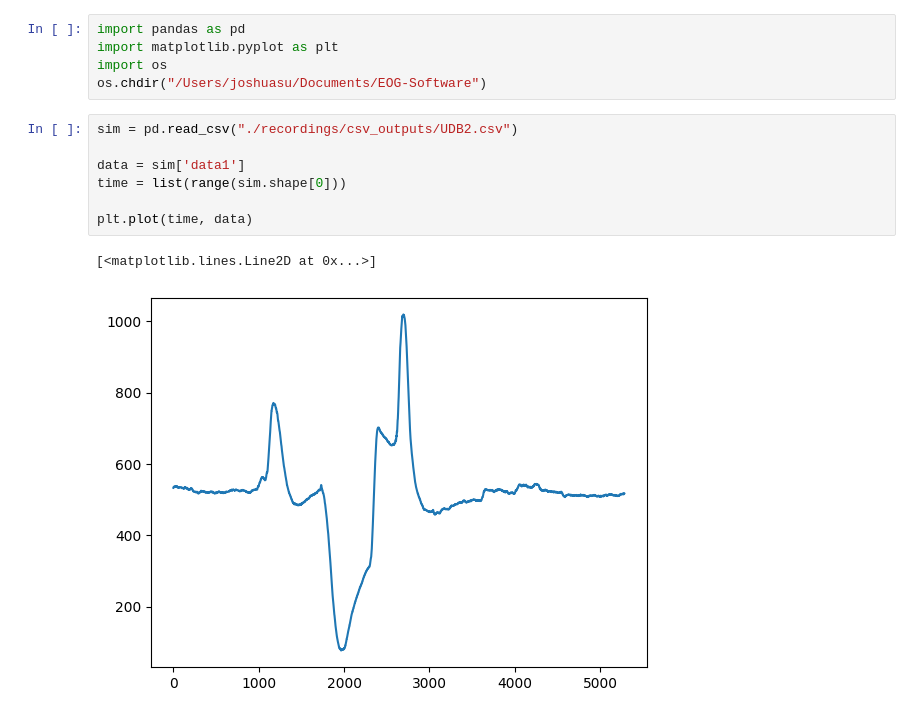
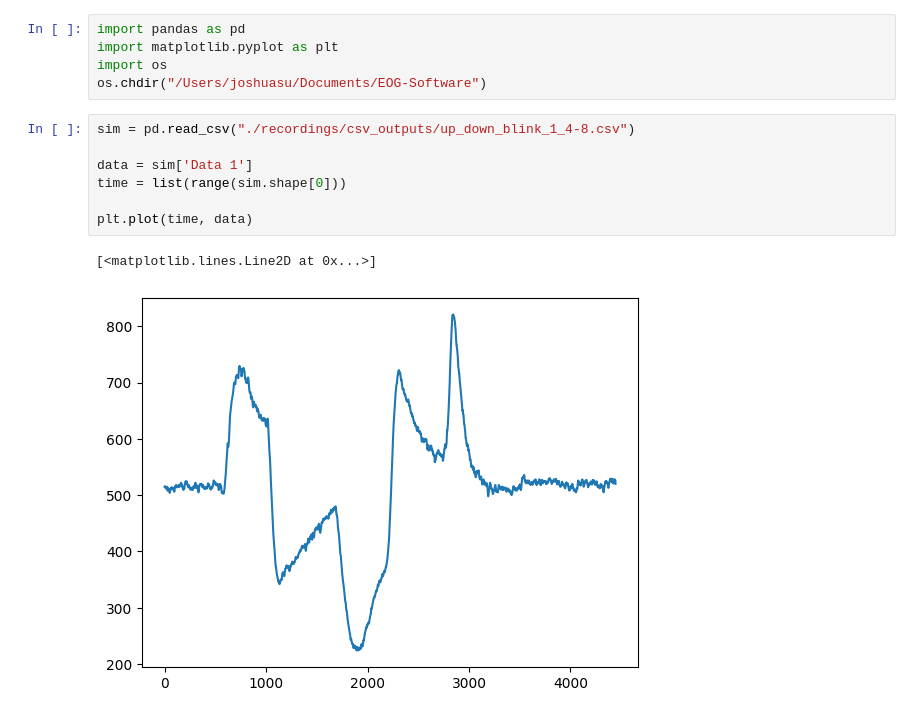
Before and after one commit to GTMRC-Industry/EOG-Software, a Jupyter notebook: New_Software/graph-recordings.ipynb, the cells around one changed output. Saved outputs shown, nothing was run; the diff lists cells and outputs as text.

Commit message:
added new recorded data

```diff
--- a/New_Software/graph-recordings.ipynb
+++ b/New_Software/graph-recordings.ipynb
@@ -4,12 +4,12 @@ import matplotlib.pyplot as plt
 import os
 os.chdir("/Users/joshuasu/Documents/EOG-Software")
 # %%
-sim = pd.read_csv("./recordings/csv_outputs/UDB2.csv")
+sim = pd.read_csv("./recordings/csv_outputs/up_down_blink_1_4-8.csv")
 
-data = sim['data1']
+data = sim['Data 1']
 time = list(range(sim.shape[0]))
 
 plt.plot(time, data)
 # %% [output]
 [<matplotlib.lines.Line2D at 0x...>]
-[figure, old version]
+[figure, new version]
```
Also changed, not shown: parts of 1 cell of this notebook, 6 other files.
